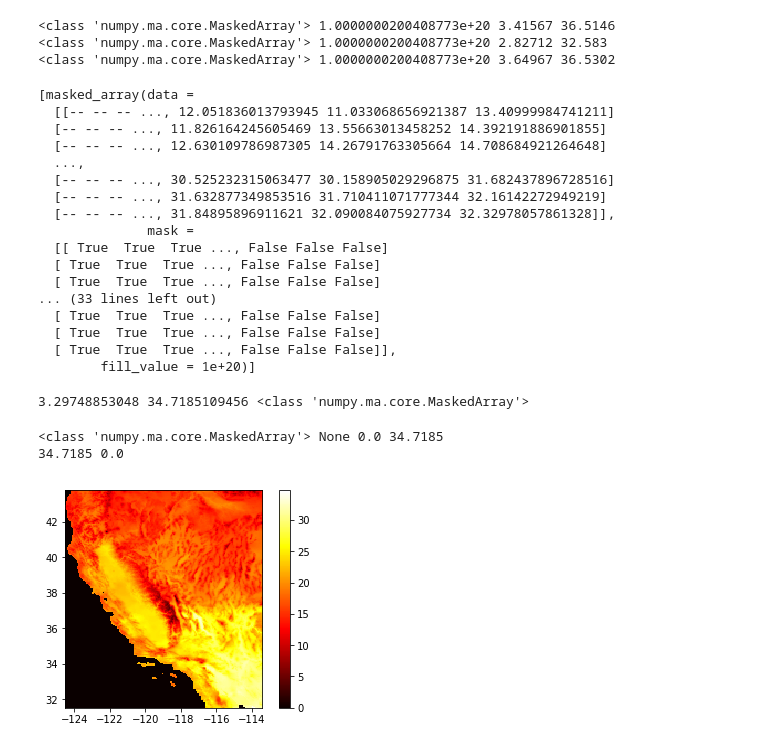
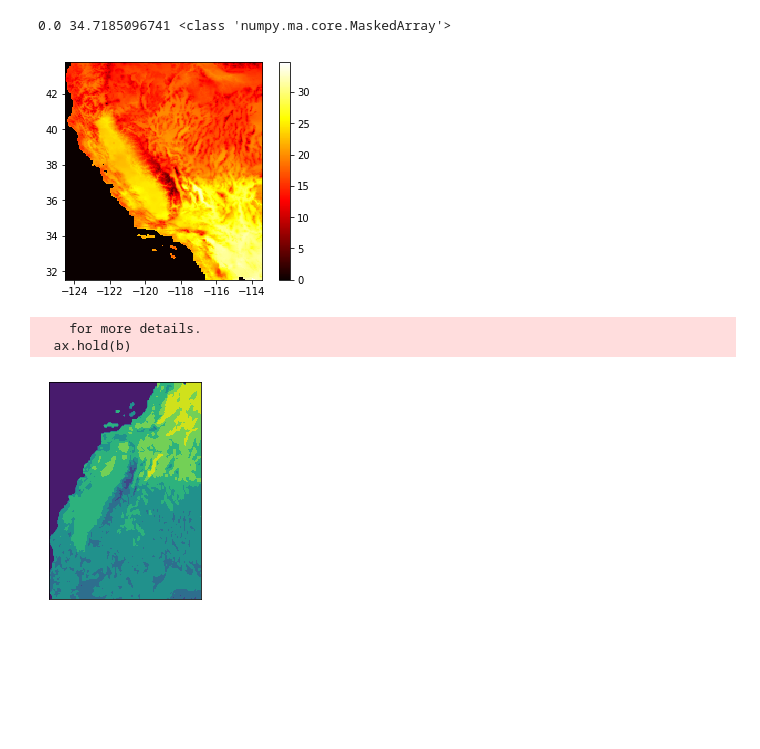
Before and after one commit to berkeley-gif/caladapt-docs, a Jupyter notebook: cookbook/Degrees of Change Maps.ipynb, the cells around one changed output. Drawn from its saved outputs; the diff is of its cells as text; code cells hidden in the pictures; blank space fills up the shorter version.

Commit message:
Add matplotlib basemap

```diff
--- a/cookbook/Degrees of Change Maps.ipynb
+++ b/cookbook/Degrees of Change Maps.ipynb
@@ -5,8 +5,3 @@ from glob import glob
 import os
 import matplotlib.pyplot as plt
 import gdal
-# %%
-ds = gdal.Open('test_data/output.tif')
-band = ds.GetRasterBand(1)
-arr = band.ReadAsArray()
-arr.shape
@@ -37,34 +28,12 @@ def read_file(file):
 # %%
 # Read all data as a list of numpy arrays
 array_list = [read_file(x) for x in file_list]
-array_list
-# %% [output]
-<class 'numpy.ma.core.MaskedArray'> 1.0000000200408773e+20 3.41567 36.5146
-<class 'numpy.ma.core.MaskedArray'> 1.0000000200408773e+20 2.82712 32.583
-<class 'numpy.ma.core.MaskedArray'> 1.0000000200408773e+20 3.64967 36.5302
-[masked_array(data =
-  [[-- -- -- ..., 12.051836013793945 11.033068656921387 13.40999984741211]
-  [-- -- -- ..., 11.826164245605469 13.55663013458252 14.392191886901855]
-  [-- -- -- ..., 12.630109786987305 14.26791763305664 14.708684921264648]
-  ...,
-  [-- -- -- ..., 30.525232315063477 30.158905029296875 31.682437896728516]
-  [-- -- -- ..., 31.632877349853516 31.710411071777344 32.16142272949219]
-  [-- -- -- ..., 31.84895896911621 32.090084075927734 32.32978057861328]],
-              mask =
-  [[ True  True  True ..., False False False]
-  [ True  True  True ..., False False False]
-  [ True  True  True ..., False False False]
-... (33 lines left out)
-  [ True  True  True ..., False False False]
-  [ True  True  True ..., False False False]
-  [ True  True  True ..., False False False]],
-        fill_value = 1e+20)]
 # %%
 # Perform averaging
 array_out = np.ma.array(tuple(array_list)).mean(axis=0)
 print(array_out.min(), array_out.max(), type(array_out))
 # %% [output]
-3.29748853048 34.7185109456 <class 'numpy.ma.core.MaskedArray'>
+0.0 34.7185096741 <class 'numpy.ma.core.MaskedArray'>
 # %%
 # Get metadata from one of the input files
 ds = gdal.Open(file_list[0])
@@ -83,23 +52,21 @@ xmax = gt[0] + (xres * rows) - xres * 0.5
 ymin = gt[3] + (yres * cols) + yres * 0.5
 ymax = gt[3] - yres * 0.5
 
+outFileName = os.path.join(data_dir, 'output.tif')
+
 driver = gdal.GetDriverByName("GTiff")
-outFileName = 'test_data/output.tif'
 outdata = driver.Create(outFileName, rows, cols, 1, gdal.GDT_Float32)
-outdata.SetGeoTransform(ds.GetGeoTransform())##sets same geotransform as input
-outdata.SetProjection(ds.GetProjection())##sets same projection as input
+outdata.SetGeoTransform(ds.GetGeoTransform()) # sets same geotransform as input
+outdata.SetProjection(ds.GetProjection()) # sets same projection as input
 outdata.GetRasterBand(1).WriteArray(array_out)
-outdata.FlushCache() ##saves to disk!!
+outdata.FlushCache() # saves to disk!!
 outdata = None
 ds = None
 # %%
 data = read_file(outFileName)
-print(data.max(), data.min())
 fig, ax = plt.subplots(1, 1)
 img = plt.imshow(data, extent=[xmin, xmax, ymin, ymax], cmap='hot')
 fig.colorbar(img)
 plt.show()
 # %% [output]
-<class 'numpy.ma.core.MaskedArray'> None 0.0 34.7185
-34.7185 0.0
 [figure]
@@ -105,0 +75,19 @@ plt.show()
+# %%
+map = Basemap(
+            resolution='l',projection='aea',
+            lat_1=34,lat_2=40.5,lon_0=-120,lat_0=0,
+            llcrnrlon = xmin, urcrnrlon = xmax,
+            llcrnrlat = ymin, urcrnrlat = ymax)
+
+x = np.linspace(0, map.urcrnrx, data.shape[1])
+y = np.linspace(0, map.urcrnry, data.shape[0])
+
+xx, yy = np.meshgrid(x, y)
+
+map.contourf(xx, yy, data)
+
+plt.show()
+# %% [output]
+    for more details.
+  ax.hold(b)
+[figure, added]
```
Also changed, not shown: parts of 5 cells of this notebook, 1 other file.
